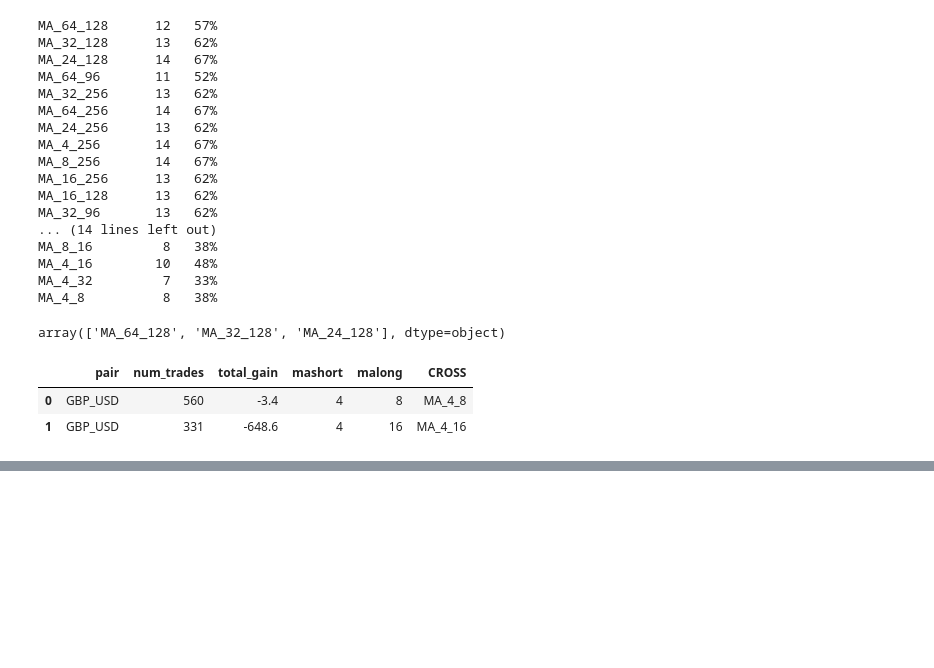
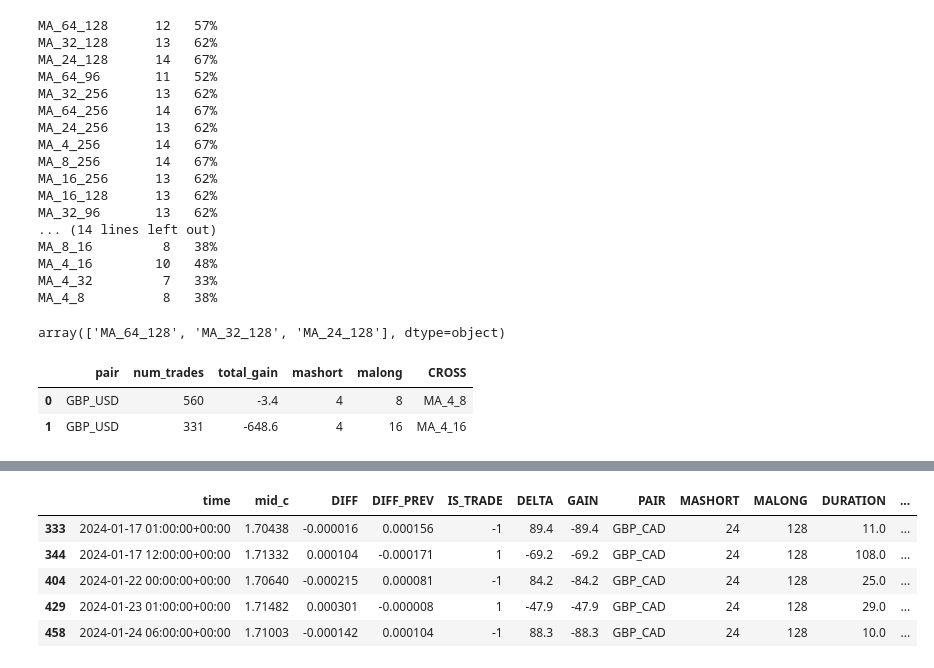
Before and after one commit to Viajante80/Forex, a Jupyter notebook: Notebooks/11_ma_sim_explore_further_analysis.ipynb, the cells around one changed output, grey strips where cells are left out. Drawn from its saved outputs; the diff is of its cells as text; code cells hidden in the pictures; blank space fills up the shorter version.

```diff
--- a/Notebooks/11_ma_sim_explore_further_analysis.ipynb
+++ b/Notebooks/11_ma_sim_explore_further_analysis.ipynb
@@ -183,0 +221,11 @@ df_good.head()
+# %%
+all_trades["CROSS"] = "MA_" + all_trades.MASHORT.map(str) + "_" + all_trades.MALONG.map(str)
+trades_cad_jpy = all_trades[(all_trades.CROSS=="MA_24_128") & (all_trades.PAIR=="GBP_CAD")].copy()
+trades_cad_jpy.head()
+# %% [output]
+|  | time | mid_c | DIFF | DIFF_PREV | IS_TRADE | DELTA | GAIN | PAIR | MASHORT | MALONG | DURATION | ... |
+| 333 | 2024-01-17 01:00:00+00:00 | 1.70438 | -0.000016 | 0.000156 | -1 | 89.4 | -89.4 | GBP_CAD | 24 | 128 | 11.0 | ... |
+| 344 | 2024-01-17 12:00:00+00:00 | 1.71332 | 0.000104 | -0.000171 | 1 | -69.2 | -69.2 | GBP_CAD | 24 | 128 | 108.0 | ... |
+| 404 | 2024-01-22 00:00:00+00:00 | 1.70640 | -0.000215 | 0.000081 | -1 | 84.2 | -84.2 | GBP_CAD | 24 | 128 | 25.0 | ... |
+| 429 | 2024-01-23 01:00:00+00:00 | 1.71482 | 0.000301 | -0.000008 | 1 | -47.9 | -47.9 | GBP_CAD | 24 | 128 | 29.0 | ... |
+| 458 | 2024-01-24 06:00:00+00:00 | 1.71003 | -0.000142 | 0.000104 | -1 | 88.3 | -88.3 | GBP_CAD | 24 | 128 | 10.0 | ... |
```
Also changed, not shown: parts of 19 cells of this notebook, 7 other files.
